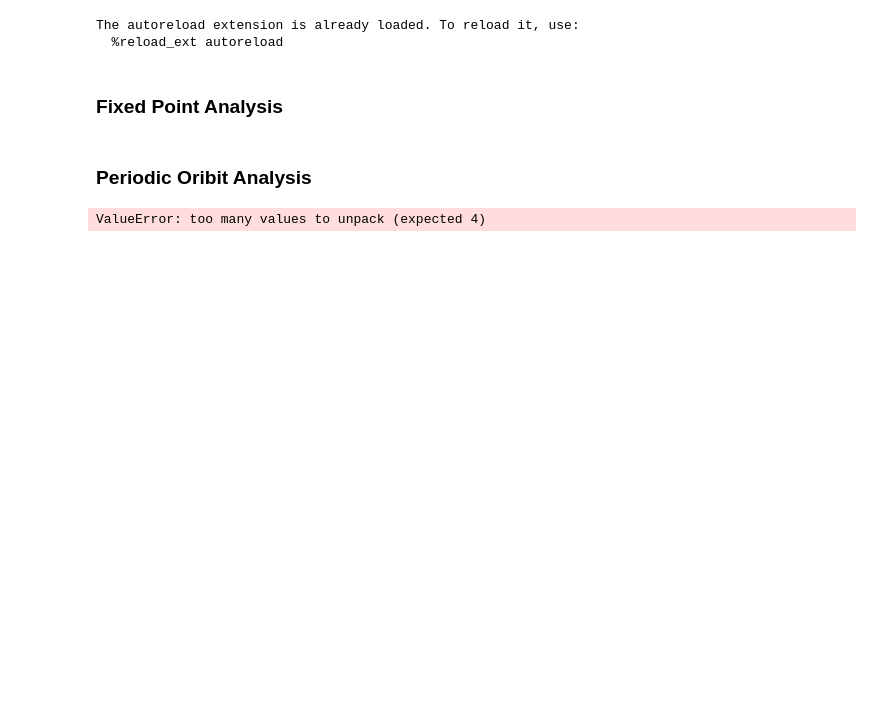
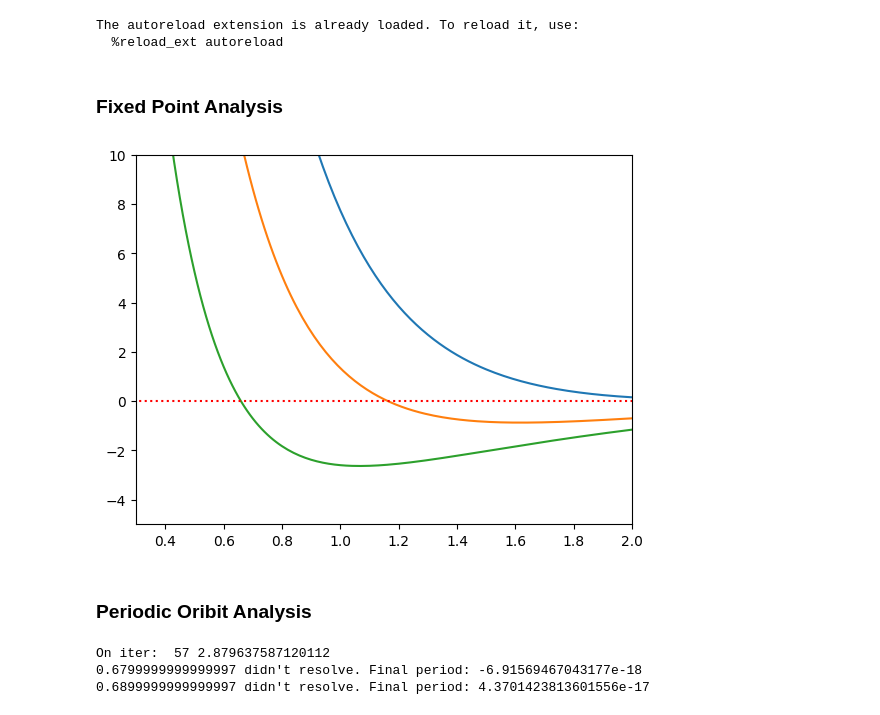
Before and after one commit to nbj2008/wilson_cowan_2d, a Jupyter notebook: notebooks/Stability Analysis.ipynb, the cells around one changed output. Drawn from its saved outputs; the diff is of its cells as text; code cells hidden in the pictures; blank space fills up the shorter version.

```diff
--- a/notebooks/Stability Analysis.ipynb
+++ b/notebooks/Stability Analysis.ipynb
@@ -34,21 +35,23 @@ The autoreload extension is already loaded. To reload it, use:
 # %%
 τe = 1
 τi = 0.5 * τe
 σe = 1
 σi = 2 * σe
 ω = 0.8
 
 u_bar, v_bar = np.array([0.424, 0.204])
-param = wcp.DefaultParams(τ = np.array([τe, τi]), η = 0.1, size = 2**8, σ = np.array([σe, σi])
+param = wcp.DefaultParams(τ = np.array([τe, τi]), η = 0.1, size = 2**8, σ = np.array([σe, σi]))
 
 rang = np.linspace(0,100, 10_000)
 dw_test = sta.calc_Dω_range(param, (u_bar, v_bar), 1, (2,3,5), rang)
 
 _ = [plt.plot(rang, dw) for dw in dw_test]
 # _ = plt.legend()
 _ = plt.xlim(0.3, 2)
 _ = plt.ylim(-5, 10)
 _ = plt.hlines(0,0,1_000, color='r', linestyle=":")
+# %% [output]
+[figure, added]
 # %% [markdown]
 ### Periodic Oribit Analysis
 # %%
@@ -57,37 +62,53 @@ _ = plt.hlines(0,0,1_000, color='r', linestyle=":")
 # %%
-output = list()
-ωs = np.arange(0.1, 2.5, 0.01)
-σs = τs = np.arange(0.1, 2.5, 0.01)  # np.linspace(0.5,2.5,21)
+τ_output = list()
+τ_err_list = list()
+  # np.linspace(0.5,2.5,21)
 
-τ = 0.3
-τe = 1
+τ = 0.01
+
 τi = τ * τe
 
+for ix, τ in enumerate(np.arange(0.1, 0.7, 0.01)):
+    τe = 1
+    param = wcp.DefaultParams(τ = np.array([τe, τe*τ]).reshape(2,1), η = 1, size = 1)
+    # param.Θ = np.array([0.08, 0.4])
 
-param = wcp.DefaultParams(τ = np.array([τe, τi]).reshape(2,1), η = 1, size = 1)
-# param.Θ = np.array([0.08, 0.4])
+    inp = np.array([0.4, 0.2]).reshape(2,1)
 
-inp = np.array([0.4, 0.2]).reshape(2,1)
+    test = wck.WCUnif(inp, param)
+    end = 5
+    ures = test((0, end), t_eval=np.arange(0, end, 0.1))
+    uv_init = ures._solved.y.T[-1].reshape(2,1)
 
-test = wck.WCUnif(inp, param)
-end = 10
-ures = test((0, end), t_eval=np.arange(0, end, 0.1))
-uv_init = ures._solved.y.T[-1].reshape(2,1)
+    # Find Period
+    def find_period_func(T):
+        start = wck.WCUnif(uv_init, param)
+        res = start((0,T),simple=True, t_eval=(0,T))
+        return np.sum(np.abs(uv_init - res.y.T[-1].reshape(2,1)))  # , res
 
-# Find Period
-def find_period_func(T):
-    start = wck.WCUnif(uv_init, param)
-    res = start((0,T),simple=True, t_eval=(0,T))
-    return np.sum(np.abs(uv_init - res.y.T[-1].reshape(2,1)))  # , res
+    period = opt.fsolve(find_period_func, period, factor=0.01)[0]
+    i = 1
+    while(i < 100 and period < 0.001):
+        retry = 1 + 0.01*i
+        period = opt.fsolve(find_period_func, retry, factor=0.01)[0]
+        i+=1
+    if i >= 100:
+        print(f"{τ} didn't resolve. Final period: {period}")
+        τ_err_list.append(τ)
+        continue
 
-period = opt.fsolve(find_period_func, 0.3)[0]
 
-period
+    test = wck.WCUnif(uv_init, param)
+    new_res = test((0,period), simple=True)
 
-test = wck.WCUnif(uv_init, param)
-new_res = test((0,period), simple=True)
+    new_u, new_v = new_res.y
+    τ_output.append((τ, period, uv_init, (new_u, new_v)))
 
-new_u, new_v = new_res.y
-_=  plt.plot(new_u, new_v)
+    if ix % 1 == 0:
+        clear_output(wait=True)
+        print("On iter: ", ix, period)
+    # _=  plt.plot(new_u, new_v)
 # %% [output]
-ValueError: too many values to unpack (expected 4)
+On iter:  57 2.879637587120112
+0.6799999999999997 didn't resolve. Final period: -6.91569467043177e-18
+0.6899999999999997 didn't resolve. Final period: 4.3701423813601556e-17
```
Also changed, not shown: parts of 23 cells of this notebook, 6 other files.
